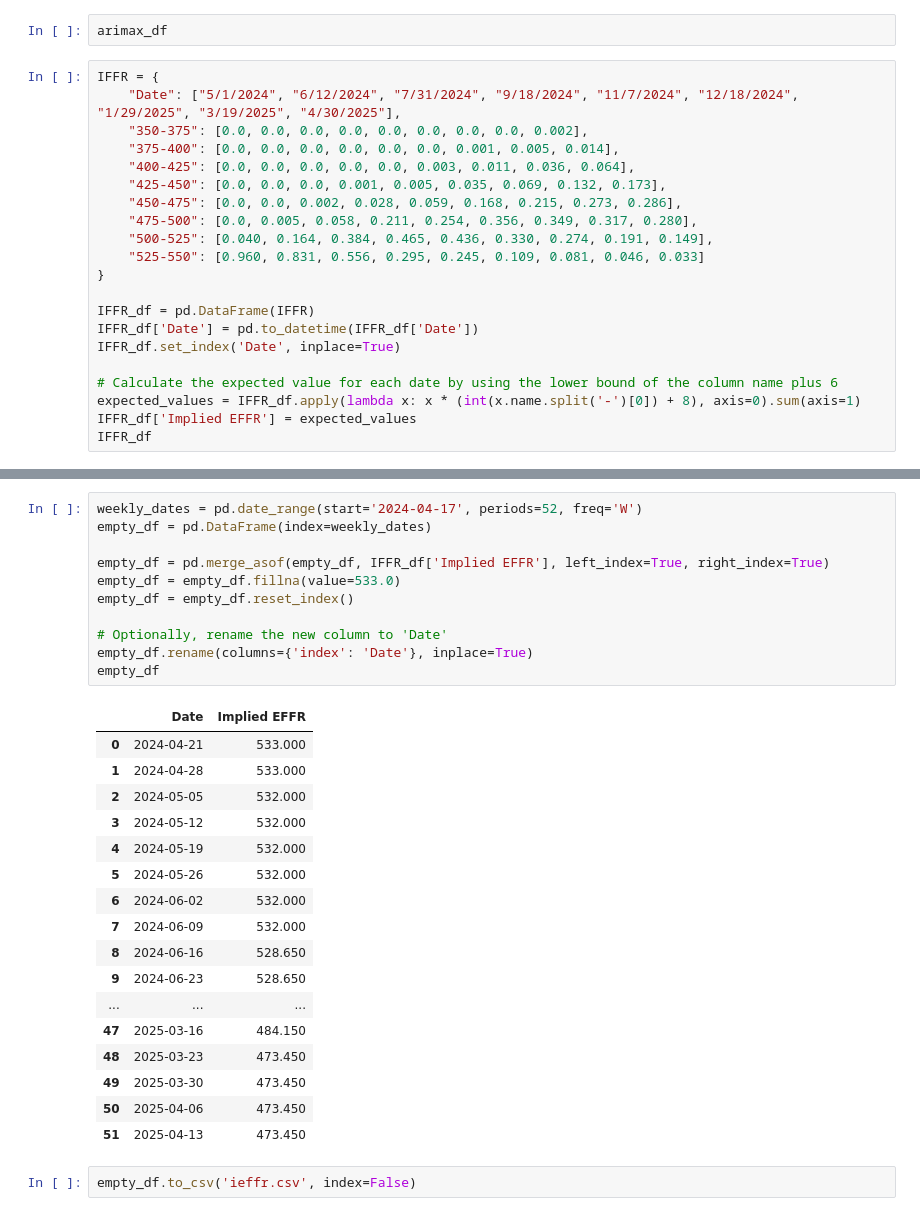
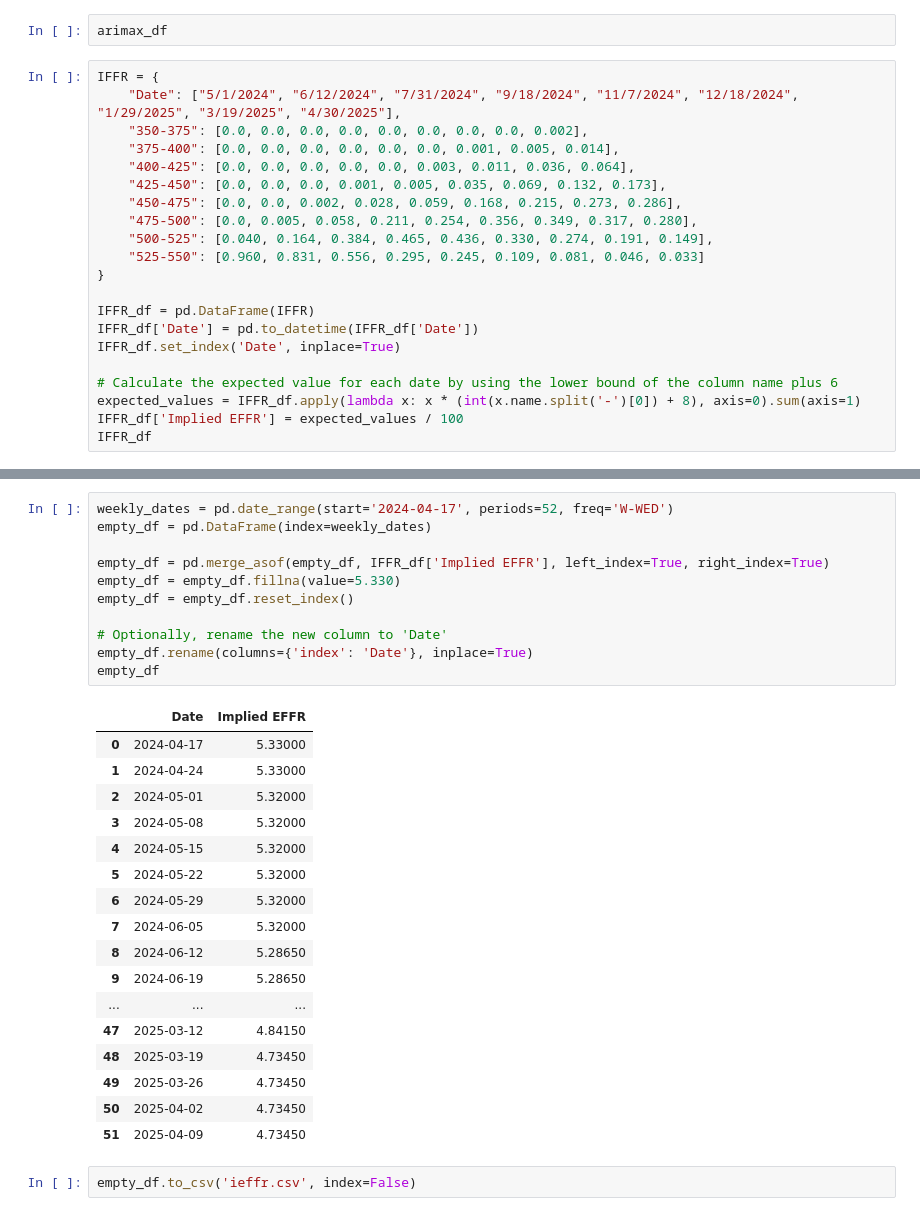
Before and after one commit to evanglas/forecasting-project, a Jupyter notebook: michael.ipynb, the cells around one changed output, grey strips where cells are left out. Saved outputs shown, nothing was run; the diff lists cells and outputs as text.

```diff
--- a/michael.ipynb
+++ b/michael.ipynb
@@ -597,7 +597,7 @@ IFFR_df.set_index('Date', inplace=True)
 
 # Calculate the expected value for each date by using the lower bound of the column name plus 6
 expected_values = IFFR_df.apply(lambda x: x * (int(x.name.split('-')[0]) + 8), axis=0).sum(axis=1)
-IFFR_df['Implied EFFR'] = expected_values
+IFFR_df['Implied EFFR'] = expected_values / 100
 IFFR_df
 # %% [output]
 |  | 350-375 | 375-400 | 400-425 | 425-450 | 450-475 | 475-500 | 500-525 | 525-550 | Implied EFFR |
@@ -614,32 +614,32 @@ IFFR_df
 # %%
-weekly_dates = pd.date_range(start='2024-04-17', periods=52, freq='W')
+weekly_dates = pd.date_range(start='2024-04-17', periods=52, freq='W-WED')
 empty_df = pd.DataFrame(index=weekly_dates)
 
 empty_df = pd.merge_asof(empty_df, IFFR_df['Implied EFFR'], left_index=True, right_index=True)
-empty_df = empty_df.fillna(value=533.0)
+empty_df = empty_df.fillna(value=5.330)
 empty_df = empty_df.reset_index()
 
 # Optionally, rename the new column to 'Date'
 empty_df.rename(columns={'index': 'Date'}, inplace=True)
 empty_df
 # %% [output]
 |  | Date | Implied EFFR |
-| 0 | 2024-04-21 | 533.000 |
-| 1 | 2024-04-28 | 533.000 |
-| 2 | 2024-05-05 | 532.000 |
-| 3 | 2024-05-12 | 532.000 |
-| 4 | 2024-05-19 | 532.000 |
-| 5 | 2024-05-26 | 532.000 |
-| 6 | 2024-06-02 | 532.000 |
-| 7 | 2024-06-09 | 532.000 |
-| 8 | 2024-06-16 | 528.650 |
-| 9 | 2024-06-23 | 528.650 |
+| 0 | 2024-04-17 | 5.33000 |
+| 1 | 2024-04-24 | 5.33000 |
+| 2 | 2024-05-01 | 5.32000 |
+| 3 | 2024-05-08 | 5.32000 |
+| 4 | 2024-05-15 | 5.32000 |
+| 5 | 2024-05-22 | 5.32000 |
+| 6 | 2024-05-29 | 5.32000 |
+| 7 | 2024-06-05 | 5.32000 |
+| 8 | 2024-06-12 | 5.28650 |
+| 9 | 2024-06-19 | 5.28650 |
 | ... | ... | ... |
-| 47 | 2025-03-16 | 484.150 |
-| 48 | 2025-03-23 | 473.450 |
-| 49 | 2025-03-30 | 473.450 |
-| 50 | 2025-04-06 | 473.450 |
-| 51 | 2025-04-13 | 473.450 |
+| 47 | 2025-03-12 | 4.84150 |
+| 48 | 2025-03-19 | 4.73450 |
+| 49 | 2025-03-26 | 4.73450 |
+| 50 | 2025-04-02 | 4.73450 |
+| 51 | 2025-04-09 | 4.73450 |
 # %%
 empty_df.to_csv('ieffr.csv', index=False)
 # %%
```
Also changed, not shown: parts of 2 cells of this notebook, 2 other files.
